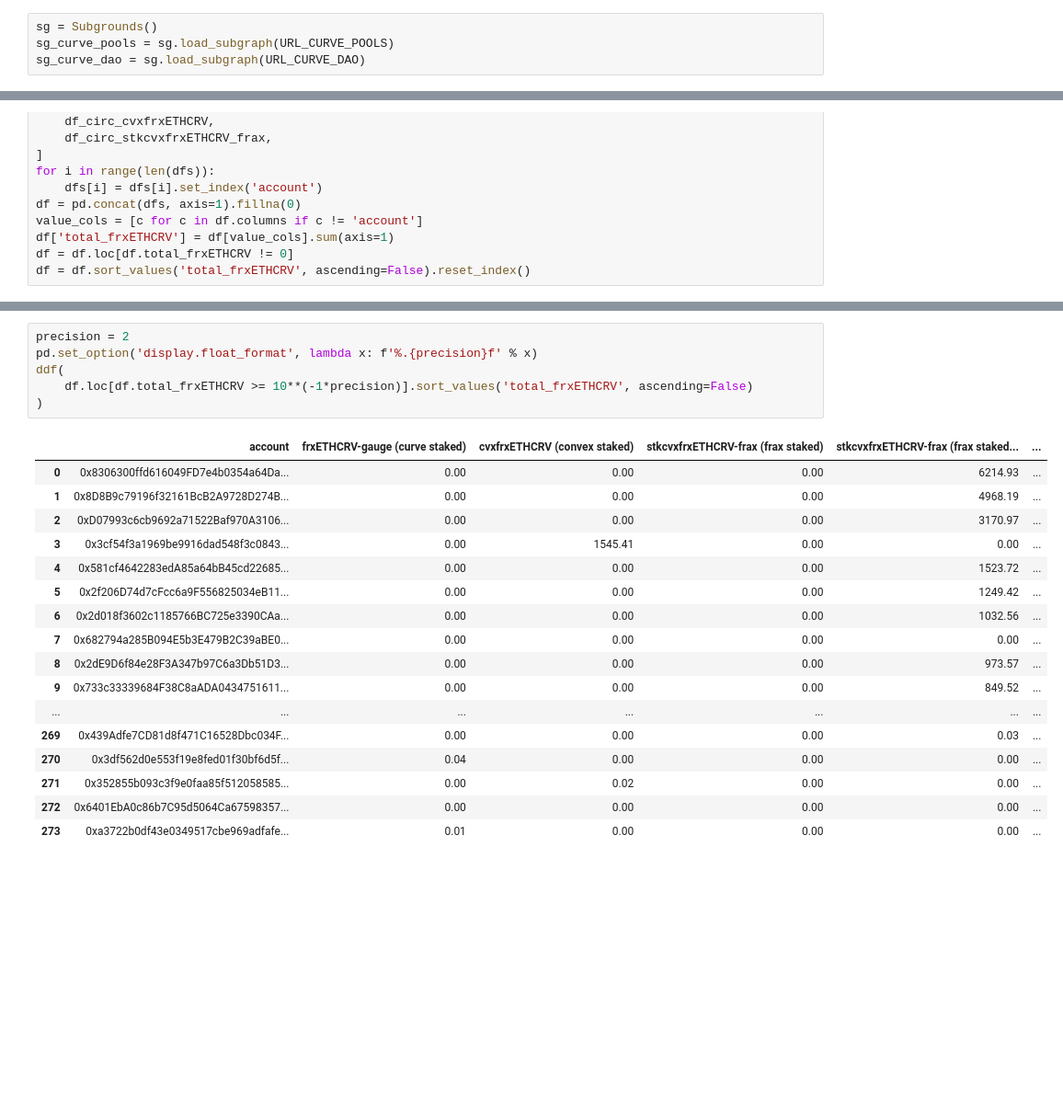
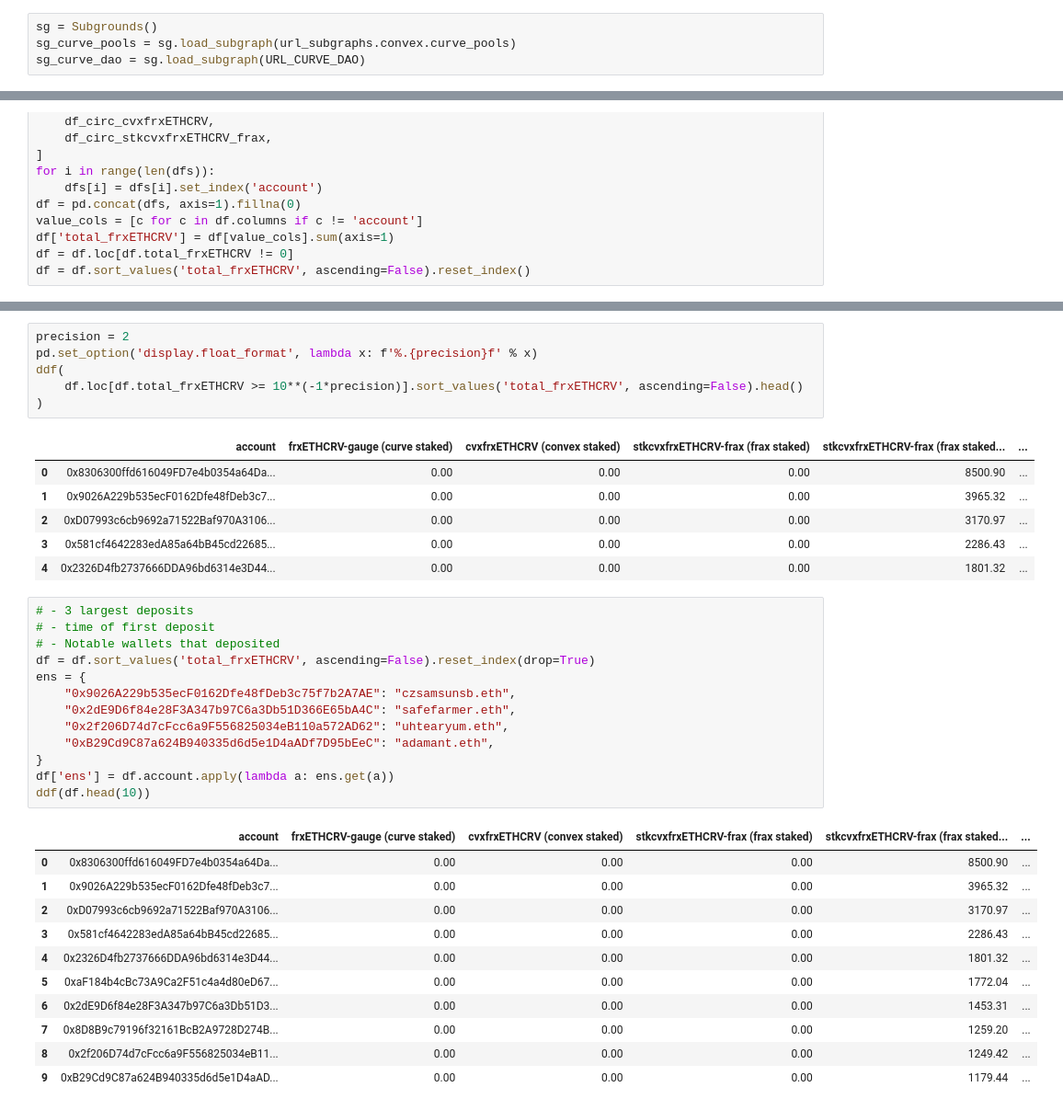
Before and after one commit to bam4564/flywheel, a Jupyter notebook: frxETHCRV_holders.ipynb, the cells around one changed output, grey strips where cells are left out. Shown at 92% size. Cells and saved outputs as stored; diff of their text form; blank space fills up the shorter version.

```diff
--- a/frxETHCRV_holders.ipynb
+++ b/frxETHCRV_holders.ipynb
@@ -159,7 +128,7 @@ def remove_nrows_with_value(df, value, key="account", nrows=1):
     return df
 # %%
 sg = Subgrounds()
-sg_curve_pools = sg.load_subgraph(URL_CURVE_POOLS)
+sg_curve_pools = sg.load_subgraph(url_subgraphs.convex.curve_pools)
 sg_curve_dao = sg.load_subgraph(URL_CURVE_DAO)
 # %%
 def get_curve_gauge_balances():
@@ -427,24 +396,38 @@ d_top_n = (
 # %%
 precision = 2
 pd.set_option('display.float_format', lambda x: f'%.{precision}f' % x)
 ddf(
-    df.loc[df.total_frxETHCRV >= 10**(-1*precision)].sort_values('total_frxETHCRV', ascending=False)
+    df.loc[df.total_frxETHCRV >= 10**(-1*precision)].sort_values('total_frxETHCRV', ascending=False).head()
 )
 # %% [output]
 |  | account | frxETHCRV-gauge (curve staked) | cvxfrxETHCRV (convex staked) | stkcvxfrxETHCRV-frax (frax staked) | stkcvxfrxETHCRV-frax (frax staked... | ... |
-| 0 | 0x8306300ffd616049FD7e4b0354a64Da... | 0.00 | 0.00 | 0.00 | 6214.93 | ... |
-| 1 | 0x8D8B9c79196f32161BcB2A9728D274B... | 0.00 | 0.00 | 0.00 | 4968.19 | ... |
+| 0 | 0x8306300ffd616049FD7e4b0354a64Da... | 0.00 | 0.00 | 0.00 | 8500.90 | ... |
+| 1 | 0x9026A229b535ecF0162Dfe48fDeb3c7... | 0.00 | 0.00 | 0.00 | 3965.32 | ... |
 | 2 | 0xD07993c6cb9692a71522Baf970A3106... | 0.00 | 0.00 | 0.00 | 3170.97 | ... |
-| 3 | 0x3cf54f3a1969be9916dad548f3c0843... | 0.00 | 1545.41 | 0.00 | 0.00 | ... |
-| 4 | 0x581cf4642283edA85a64bB45cd22685... | 0.00 | 0.00 | 0.00 | 1523.72 | ... |
-| 5 | 0x2f206D74d7cFcc6a9F556825034eB11... | 0.00 | 0.00 | 0.00 | 1249.42 | ... |
-| 6 | 0x2d018f3602c1185766BC725e3390CAa... | 0.00 | 0.00 | 0.00 | 1032.56 | ... |
-| 7 | 0x682794a285B094E5b3E479B2C39aBE0... | 0.00 | 0.00 | 0.00 | 0.00 | ... |
-| 8 | 0x2dE9D6f84e28F3A347b97C6a3Db51D3... | 0.00 | 0.00 | 0.00 | 973.57 | ... |
-| 9 | 0x733c33339684F38C8aADA0434751611... | 0.00 | 0.00 | 0.00 | 849.52 | ... |
-| ... | ... | ... | ... | ... | ... | ... |
-| 269 | 0x439Adfe7CD81d8f471C16528Dbc034F... | 0.00 | 0.00 | 0.00 | 0.03 | ... |
-| 270 | 0x3df562d0e553f19e8fed01f30bf6d5f... | 0.04 | 0.00 | 0.00 | 0.00 | ... |
-| 271 | 0x352855b093c3f9e0faa85f512058585... | 0.00 | 0.02 | 0.00 | 0.00 | ... |
-| 272 | 0x6401EbA0c86b7C95d5064Ca67598357... | 0.00 | 0.00 | 0.00 | 0.00 | ... |
-| 273 | 0xa3722b0df43e0349517cbe969adfafe... | 0.01 | 0.00 | 0.00 | 0.00 | ... |
+| 3 | 0x581cf4642283edA85a64bB45cd22685... | 0.00 | 0.00 | 0.00 | 2286.43 | ... |
+| 4 | 0x2326D4fb2737666DDA96bd6314e3D44... | 0.00 | 0.00 | 0.00 | 1801.32 | ... |
+# %%
+# - 3 largest deposits
+# - time of first deposit
+# - Notable wallets that deposited
+df = df.sort_values('total_frxETHCRV', ascending=False).reset_index(drop=True)
+ens = {
+    "0x9026A229b535ecF0162Dfe48fDeb3c75f7b2A7AE": "czsamsunsb.eth",
+    "0x2dE9D6f84e28F3A347b97C6a3Db51D366E65bA4C": "safefarmer.eth",
+    "0x2f206D74d7cFcc6a9F556825034eB110a572AD62": "uhtearyum.eth",
+    "0xB29Cd9C87a624B940335d6d5e1D4aADf7D95bEeC": "adamant.eth",
+}
+df['ens'] = df.account.apply(lambda a: ens.get(a))
+ddf(df.head(10))
+# %% [output]
+|  | account | frxETHCRV-gauge (curve staked) | cvxfrxETHCRV (convex staked) | stkcvxfrxETHCRV-frax (frax staked) | stkcvxfrxETHCRV-frax (frax staked... | ... |
+| 0 | 0x8306300ffd616049FD7e4b0354a64Da... | 0.00 | 0.00 | 0.00 | 8500.90 | ... |
+| 1 | 0x9026A229b535ecF0162Dfe48fDeb3c7... | 0.00 | 0.00 | 0.00 | 3965.32 | ... |
+| 2 | 0xD07993c6cb9692a71522Baf970A3106... | 0.00 | 0.00 | 0.00 | 3170.97 | ... |
+| 3 | 0x581cf4642283edA85a64bB45cd22685... | 0.00 | 0.00 | 0.00 | 2286.43 | ... |
+| 4 | 0x2326D4fb2737666DDA96bd6314e3D44... | 0.00 | 0.00 | 0.00 | 1801.32 | ... |
+| 5 | 0xaF184b4cBc73A9Ca2F51c4a4d80eD67... | 0.00 | 0.00 | 0.00 | 1772.04 | ... |
+| 6 | 0x2dE9D6f84e28F3A347b97C6a3Db51D3... | 0.00 | 0.00 | 0.00 | 1453.31 | ... |
+| 7 | 0x8D8B9c79196f32161BcB2A9728D274B... | 0.00 | 0.00 | 0.00 | 1259.20 | ... |
+| 8 | 0x2f206D74d7cFcc6a9F556825034eB11... | 0.00 | 0.00 | 0.00 | 1249.42 | ... |
+| 9 | 0xB29Cd9C87a624B940335d6d5e1D4aAD... | 0.00 | 0.00 | 0.00 | 1179.44 | ... |
```
Also changed, not shown: parts of 12 cells of this notebook, 8 other files.
